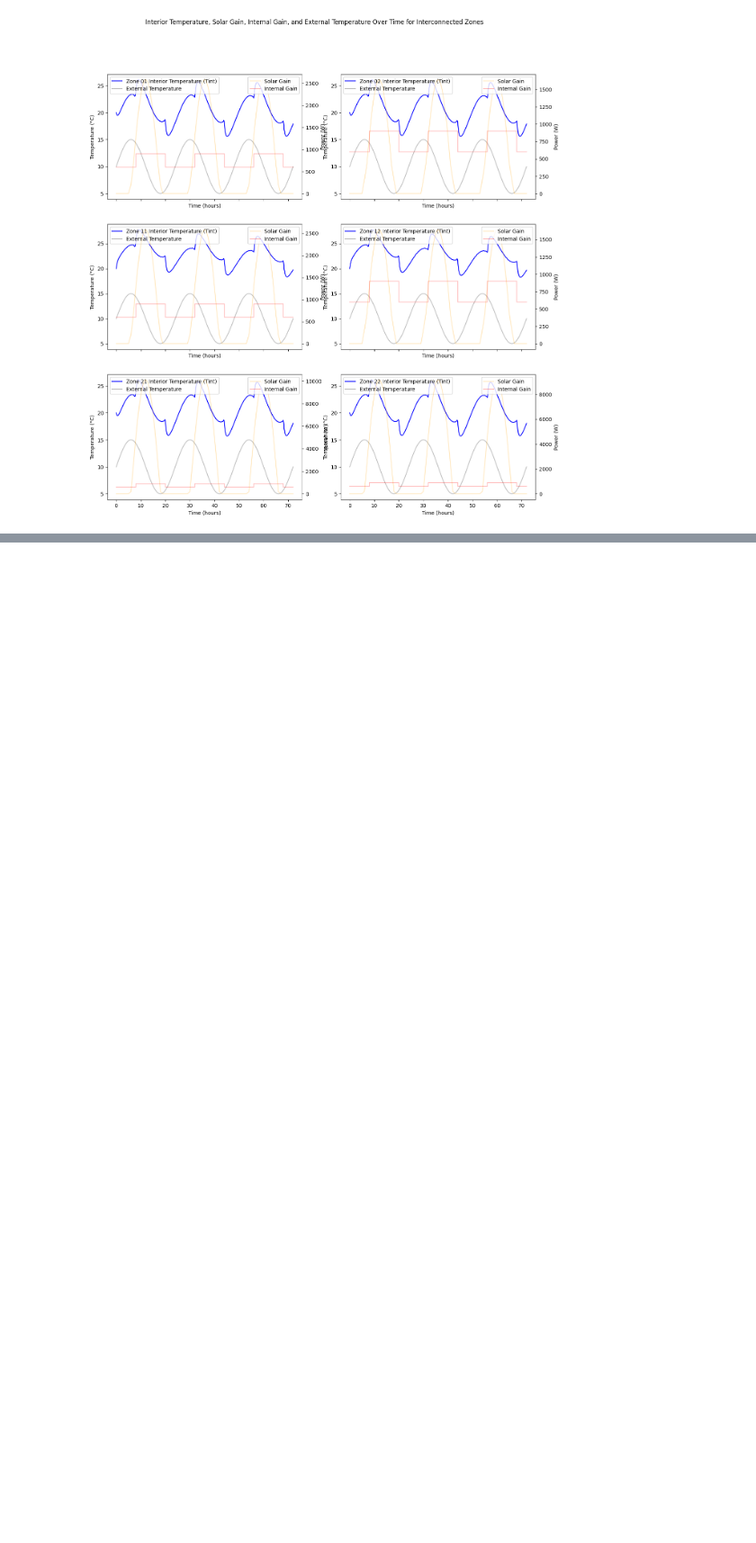
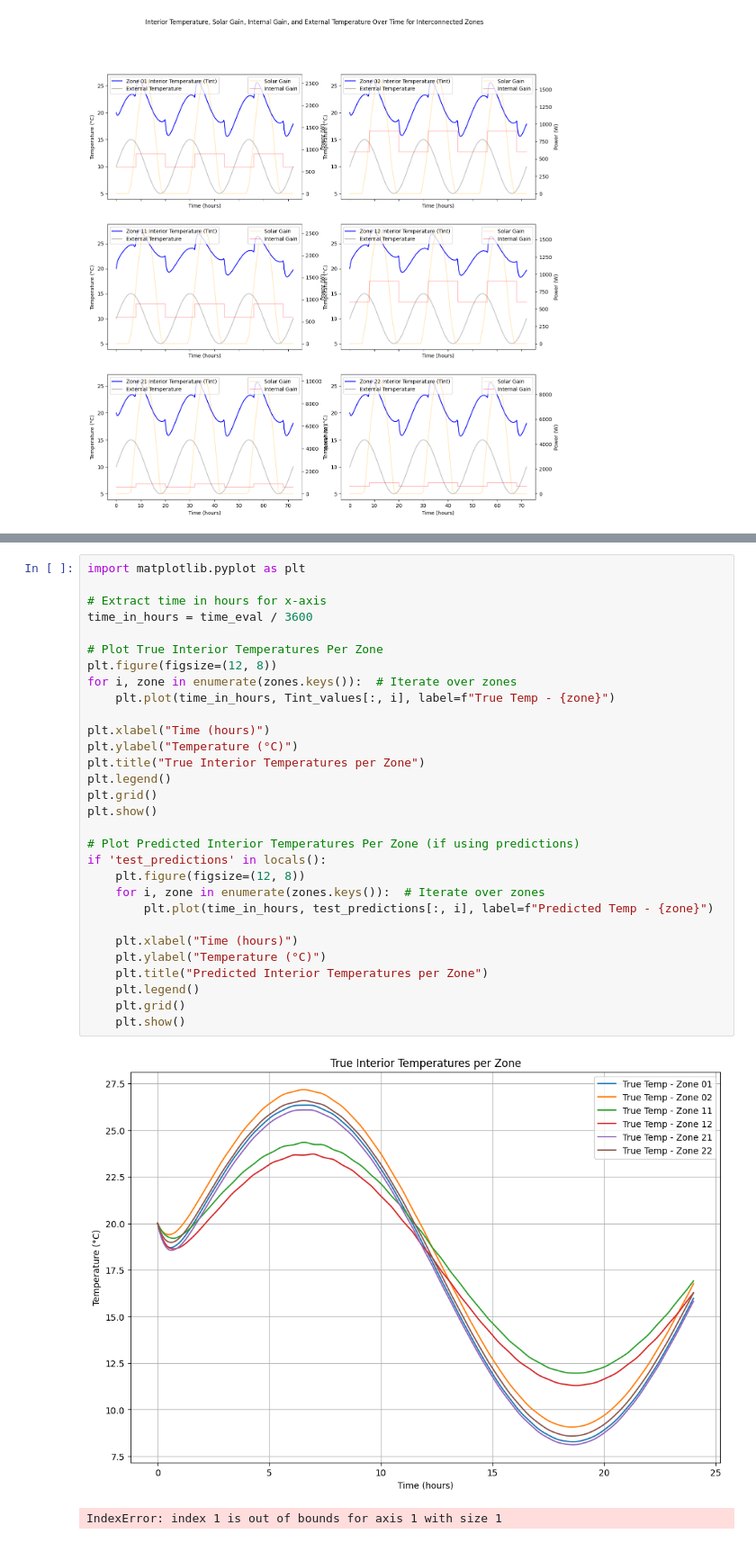
Before and after one commit to Timo-they/NN-Hybrid-Model-Thermal, a Jupyter notebook: Thermal_Model.ipynb, the cells around one changed output, grey strips where cells are left out. Shown at 90% size. Cells and saved outputs as stored; diff of their text form; blank space fills up the shorter version.

```diff
--- a/Thermal_Model.ipynb
+++ b/Thermal_Model.ipynb
@@ -397,0 +651,33 @@ plt.show()
+# %%
+import matplotlib.pyplot as plt
+
+# Extract time in hours for x-axis
+time_in_hours = time_eval / 3600
+
+# Plot True Interior Temperatures Per Zone
+plt.figure(figsize=(12, 8))
+for i, zone in enumerate(zones.keys()):  # Iterate over zones
+    plt.plot(time_in_hours, Tint_values[:, i], label=f"True Temp - {zone}")
+
+plt.xlabel("Time (hours)")
+plt.ylabel("Temperature (°C)")
+plt.title("True Interior Temperatures per Zone")
+plt.legend()
+plt.grid()
+plt.show()
+
+# Plot Predicted Interior Temperatures Per Zone (if using predictions)
+if 'test_predictions' in locals():
+    plt.figure(figsize=(12, 8))
+    for i, zone in enumerate(zones.keys()):  # Iterate over zones
+        plt.plot(time_in_hours, test_predictions[:, i], label=f"Predicted Temp - {zone}")
+
+    plt.xlabel("Time (hours)")
+    plt.ylabel("Temperature (°C)")
+    plt.title("Predicted Interior Temperatures per Zone")
+    plt.legend()
+    plt.grid()
+    plt.show()
+# %% [output]
+[figure, added]
+IndexError: index 1 is out of bounds for axis 1 with size 1
```
Also changed, not shown: parts of 12 cells of this notebook.
